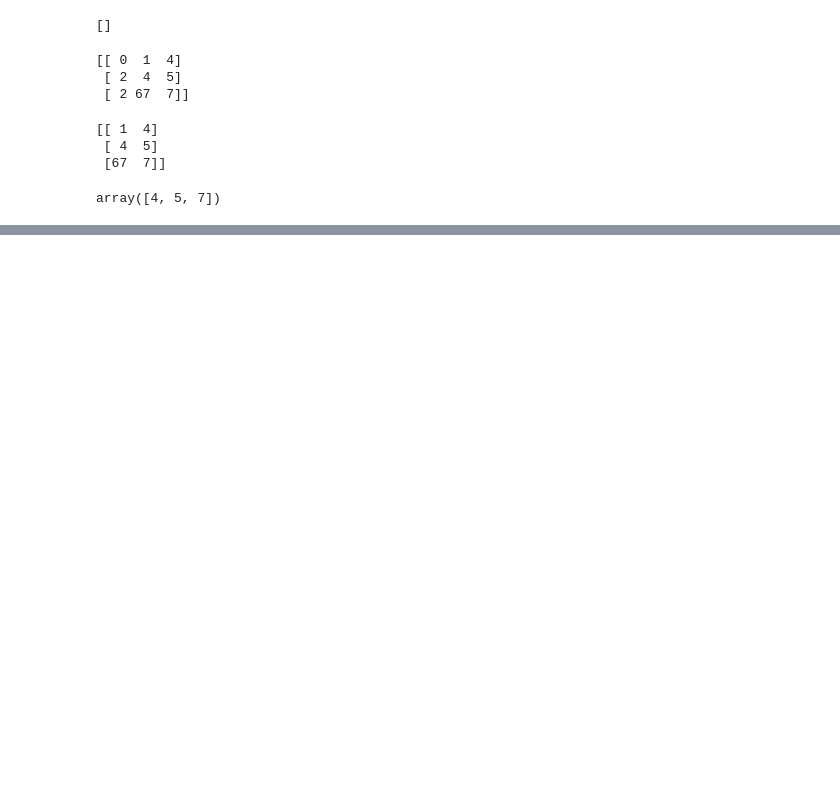
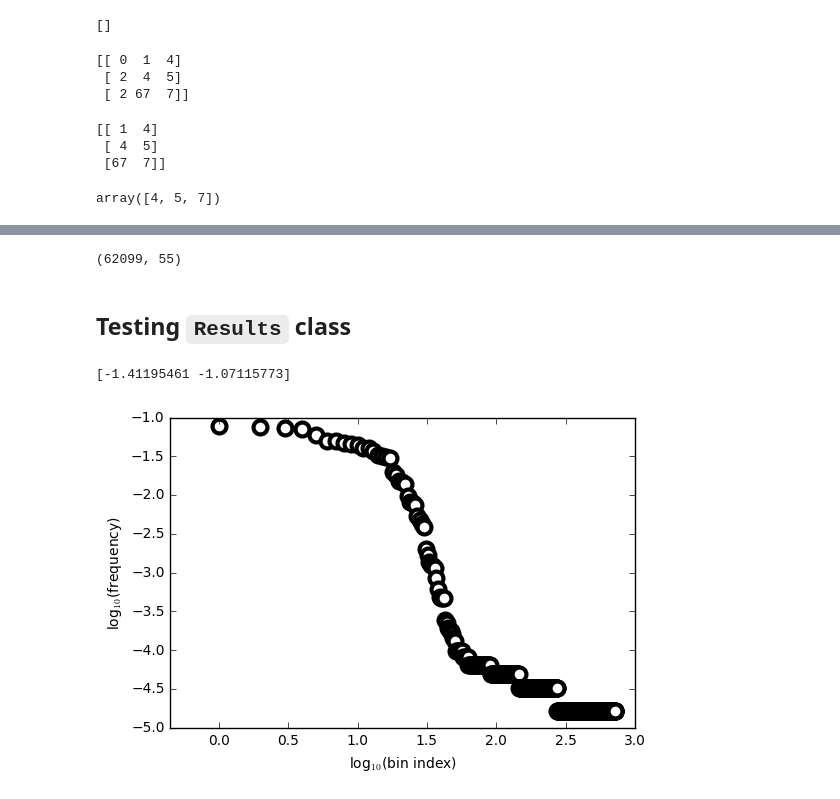
Before and after one commit to mt-digital/semantic-cable, a Jupyter notebook: notebooks/Reloaded Data Analysis.ipynb, the cells around one changed output, grey strips where cells are left out. Saved outputs shown, nothing was run; the diff lists cells and outputs as text; code cells hidden in the pictures; blank space fills up the shorter version.

Commit message:
Results class for analyzing outputs

```diff
--- a/notebooks/Reloaded Data Analysis.ipynb
+++ b/notebooks/Reloaded Data Analysis.ipynb
@@ -55,0 +144,19 @@ array([4, 5, 7])
+# %%
+woie_direct.shape
+# %% [output]
+(62099, 55)
+# %% [markdown]
+## Testing `Results` class
+# %%
+from semcable.experiment import Results
+
+r = Results.from_tar('../data/fox_full.tar.gz')
+# %%
+r.fit_powerlaw()
+print(r.power_law_coefficients)
+# %% [output]
+[-1.41195461 -1.07115773]
+# %%
+r.visualize_powerlaw_fit()
+# %% [output]
+[figure, added]
```
Also changed, not shown: parts of 39 cells of this notebook, 1 other file.
